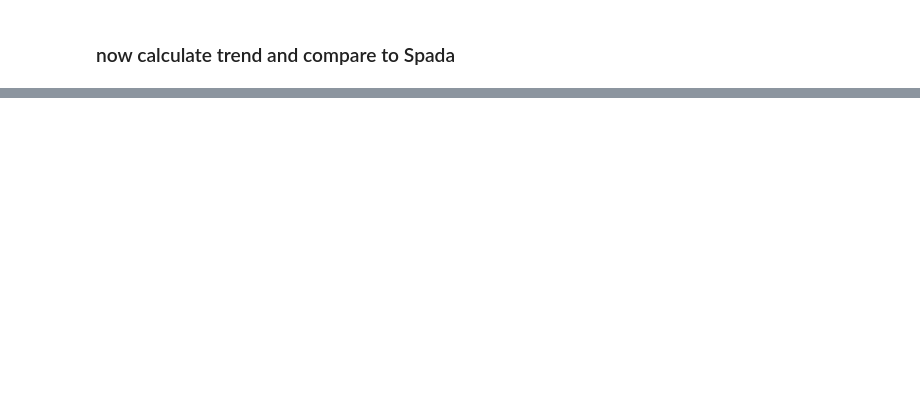
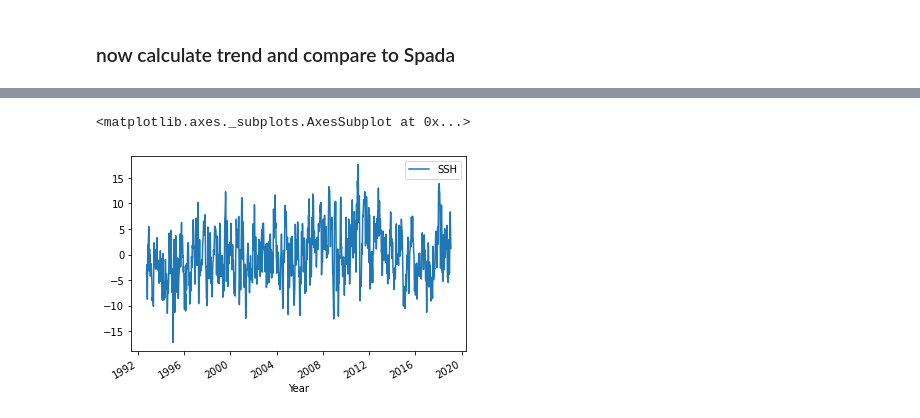
Before and after one commit to ldeo-arctictides/tidegauges-historical, a Jupyter notebook: example_read_psmsl.ipynb, the cells around one changed output, grey strips where cells are left out. Saved outputs shown, nothing was run; the diff lists cells and outputs as text; code cells hidden in the pictures; blank space fills up the shorter version.

Commit message:
ENH: Added function (and test function in notebook) to read in CCAR data

```diff
--- a/example_read_psmsl.ipynb
+++ b/example_read_psmsl.ipynb
@@ -318,0 +321,11 @@ Text(0.5, 0.98, 'ta')
+# %%
+from tidegauge_functions import find_skiprows_startofline
+
+infile = 'data/CCAR/CCAR_altimetry_642500N_517500W_tidegauge_820.csv'
+
+i_skip = find_skiprows_startofline(infile, 'time')
+print(i_skip)
+
+df = pd.read_csv(infile, skiprows=i_skip-1)
+
+df
@@ -318,0 +347,28 @@ Text(0.5, 0.98, 'ta')
+# %%
+def test_read_CCAR_altimetry(ccar_file):
+    i_skip = find_skiprows_startofline(ccar_file, 'time')
+    column_names=['Year', 'SSH', '', 'Year2', 'SSH_tides']
+    df = pd.read_csv(ccar_file,
+                     skiprows=i_skip,
+                     header=None,
+                     delimiter=',',
+                     names=column_names)
+
+    # NaNs
+#     df['SSH'] = df['SSH'].replace(-99999, np.nan)
+
+    ## Datetime operations
+    year = df['Year'].astype(int)
+    doy = ((df['Year'] - year) * 365).astype(int) + 1  # TODO: This might be off by one day...
+    dt = pd.to_datetime(year.astype(str) + doy.astype(str), format='%Y%j')
+    df = df.rename(columns={'Year': 'YearDec'})
+    df.index = pd.DatetimeIndex(dt)
+
+    # delete unused columns
+    df = df.drop([df.columns[2], 'Year2', 'SSH_tides'], axis=1)
+
+    return df
+
+infile = 'data/CCAR/CCAR_altimetry_642500N_517500W_tidegauge_820.csv'
+df = test_read_CCAR_altimetry(infile)
+df
@@ -318,0 +390,5 @@ Text(0.5, 0.98, 'ta')
+# %%
+df.plot.line(y='SSH')
+# %% [output]
+<matplotlib.axes._subplots.AxesSubplot at 0x...>
+[figure, added]
```
Also changed, not shown: parts of 6 cells of this notebook, 3 other files.
